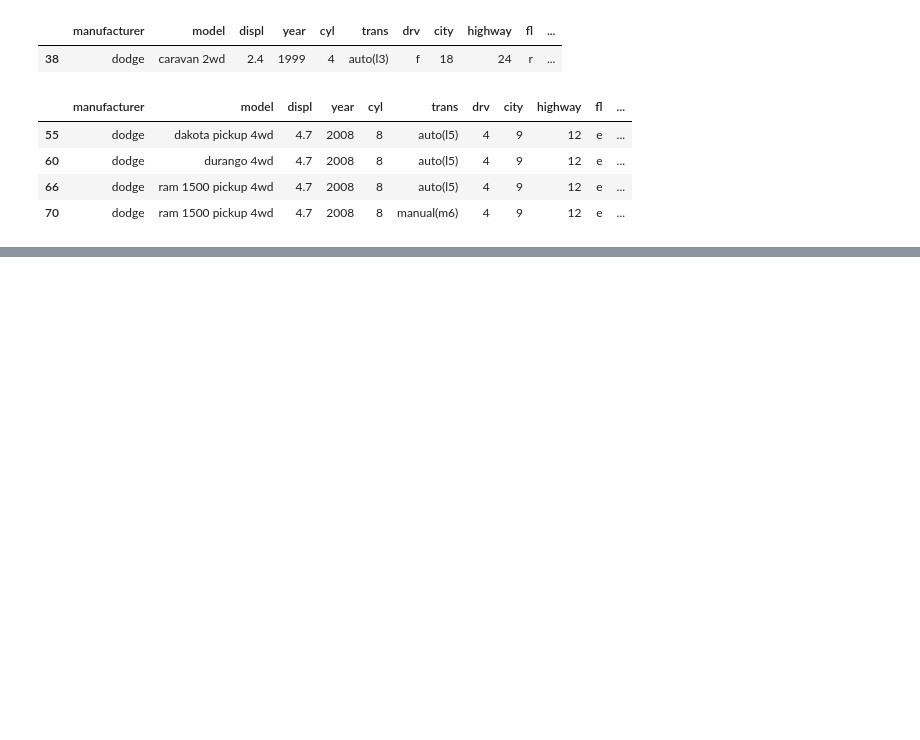
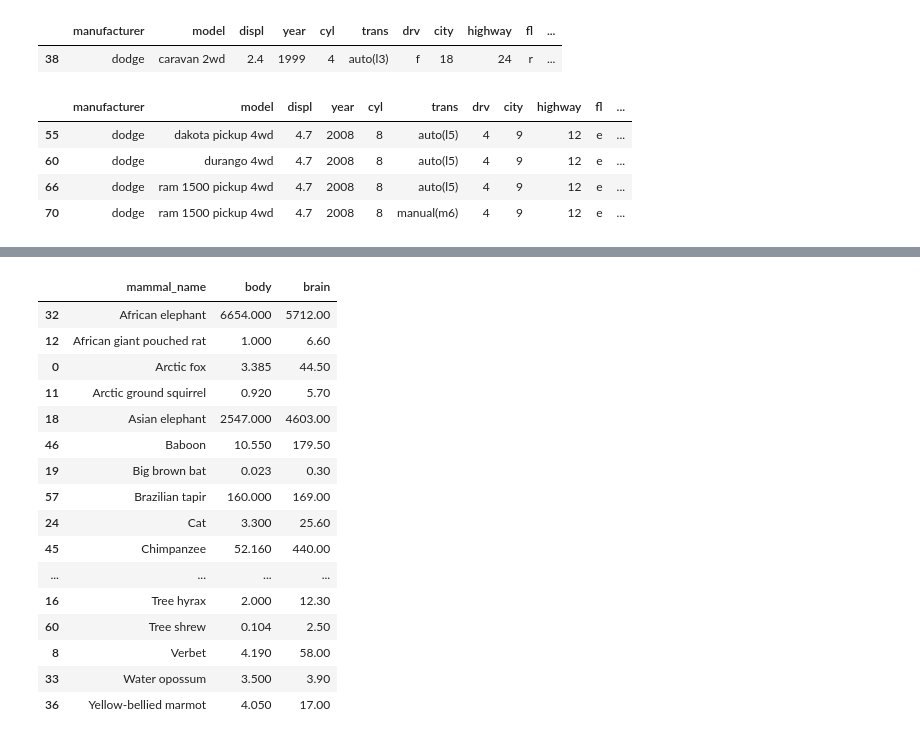
Before and after one commit to mijailmariano/numpy-pandas-visualization-exercises, a Jupyter notebook: dataframes.ipynb, the cells around one changed output, grey strips where cells are left out. Saved outputs shown, nothing was run; the diff lists cells and outputs as text; code cells hidden in the pictures; blank space fills up the shorter version.

```diff
--- a/dataframes.ipynb
+++ b/dataframes.ipynb
@@ -446,0 +481,7 @@ mpg.loc[[55, 60, 66, 70]]
+# %%
+# 3a. How many rows and columns are there?
+mammals = mammals.rename(columns={'index': 'mammal_name'})
+mammals.shape
+
+# 62 rows
+# 2 columns
@@ -446,0 +542,22 @@ mpg.loc[[55, 60, 66, 70]]
+# %%
+# 3d. What is the the weight of the fastest animal?
+
+mammals.sort_values(by=['mammal_name'])
+# %% [output]
+|  | mammal_name | body | brain |
+| 32 | African elephant | 6654.000 | 5712.00 |
+| 12 | African giant pouched rat | 1.000 | 6.60 |
+| 0 | Arctic fox | 3.385 | 44.50 |
+| 11 | Arctic ground squirrel | 0.920 | 5.70 |
+| 18 | Asian elephant | 2547.000 | 4603.00 |
+| 46 | Baboon | 10.550 | 179.50 |
+| 19 | Big brown bat | 0.023 | 0.30 |
+| 57 | Brazilian tapir | 160.000 | 169.00 |
+| 24 | Cat | 3.300 | 25.60 |
+| 45 | Chimpanzee | 52.160 | 440.00 |
+| ... | ... | ... | ... |
+| 16 | Tree hyrax | 2.000 | 12.30 |
+| 60 | Tree shrew | 0.104 | 2.50 |
+| 8 | Verbet | 4.190 | 58.00 |
+| 33 | Water opossum | 3.500 | 3.90 |
+| 36 | Yellow-bellied marmot | 4.050 | 17.00 |
```
Also changed, not shown: parts of 9 cells of this notebook.
